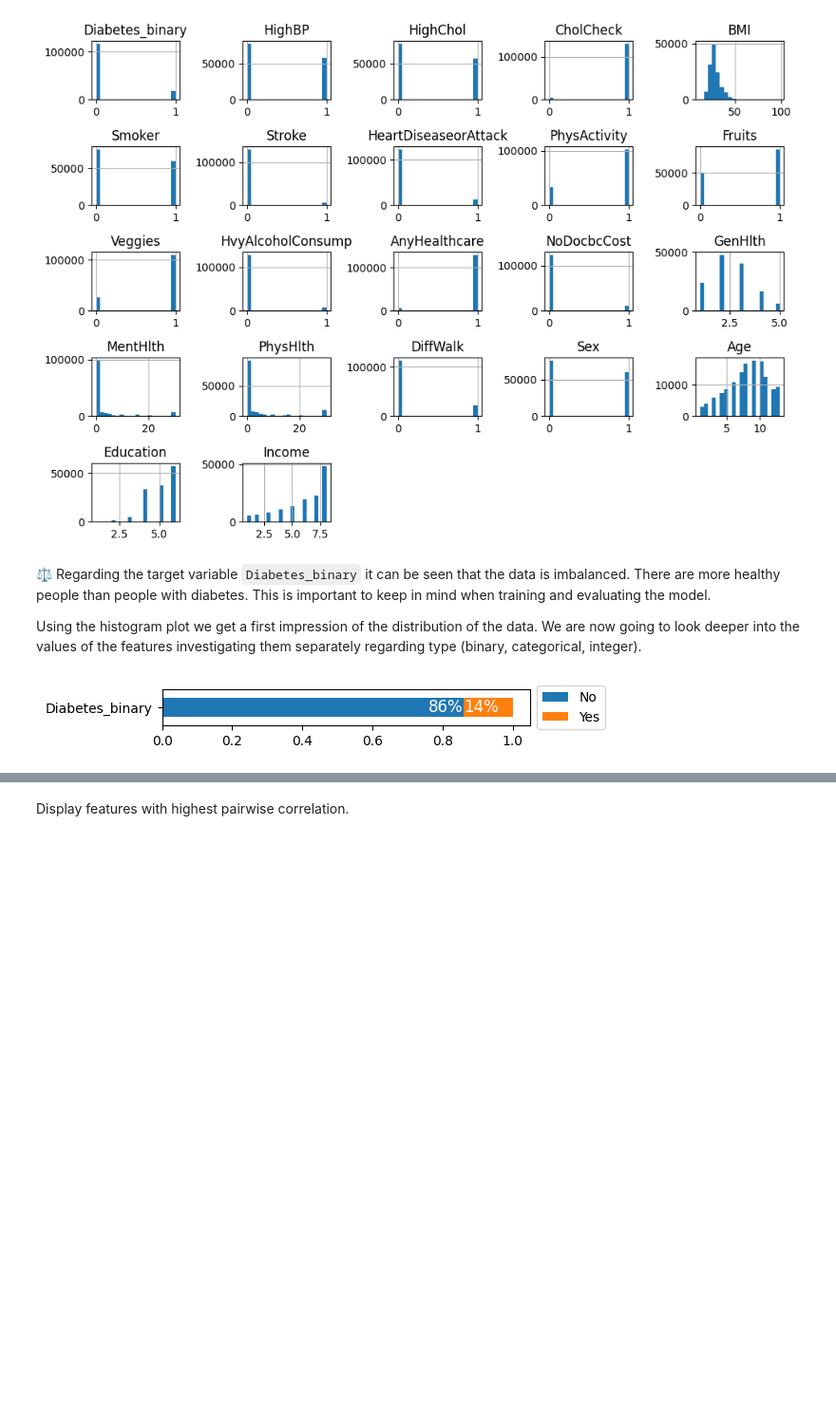
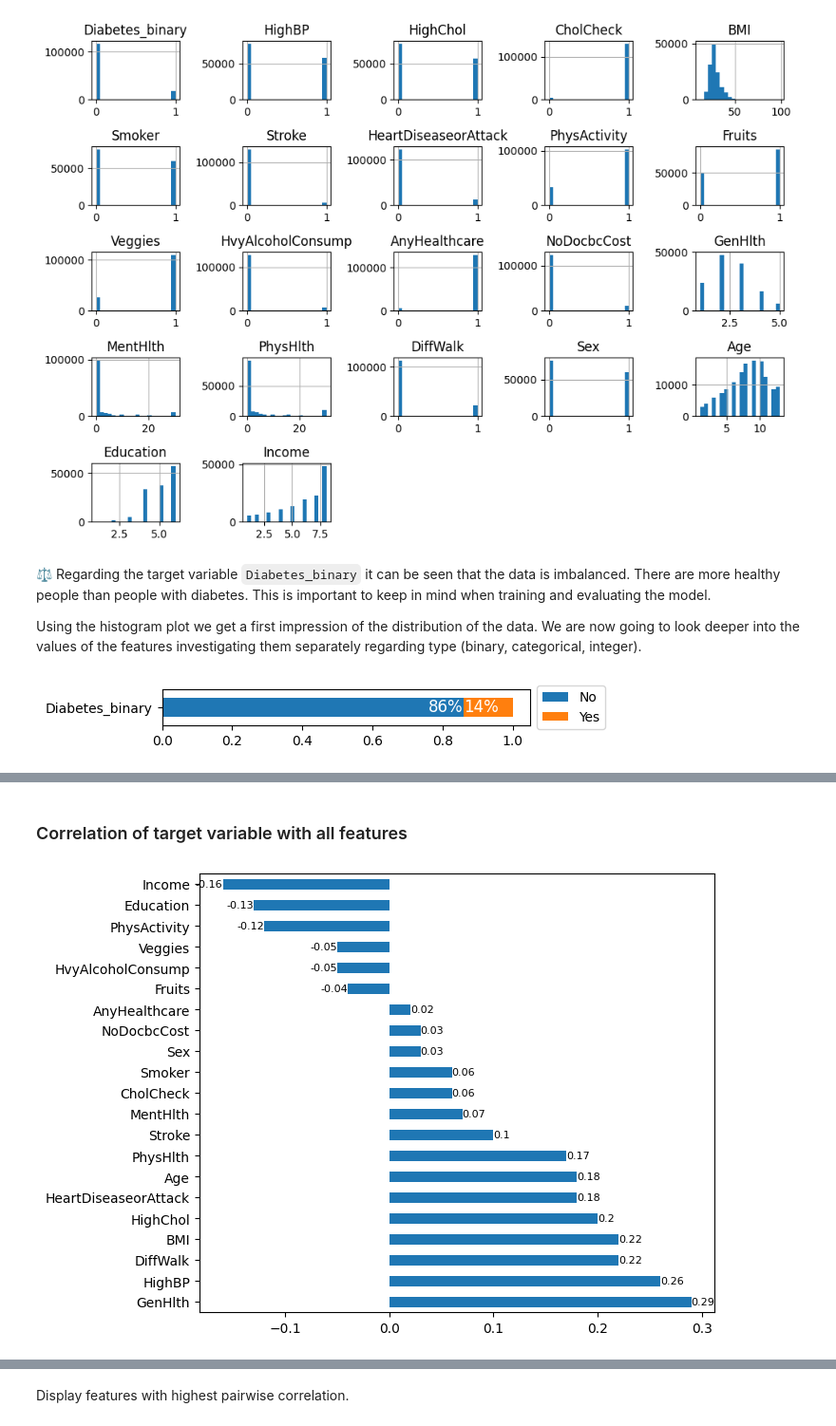
Before and after one commit to ai2ys/CDC-Diabetes-Health-Indicators, a Jupyter notebook: eda.ipynb, the cells around one changed output, grey strips where cells are left out. Shown: that part at 95% size. Cells and saved outputs as stored; diff of their text form; code cells hidden in the pictures; blank space fills up the shorter version.

```diff
--- a/eda.ipynb
+++ b/eda.ipynb
@@ -620,0 +694,9 @@ plt.show()
+# %% [markdown]
+### Correlation of target variable with all features
+# %%
+# correlate target with features
+ax = df_train[feature_names].corrwith(df_train[target_name]).round(2).sort_values(ascending=False).plot(kind='barh', figsize=(7, 6))
+for container in ax.containers:
+    ax.bar_label(container, label_type='edge', fontsize=8)
+# %% [output]
+[figure, added]
```
Also changed, not shown: parts of 31 cells of this notebook.
